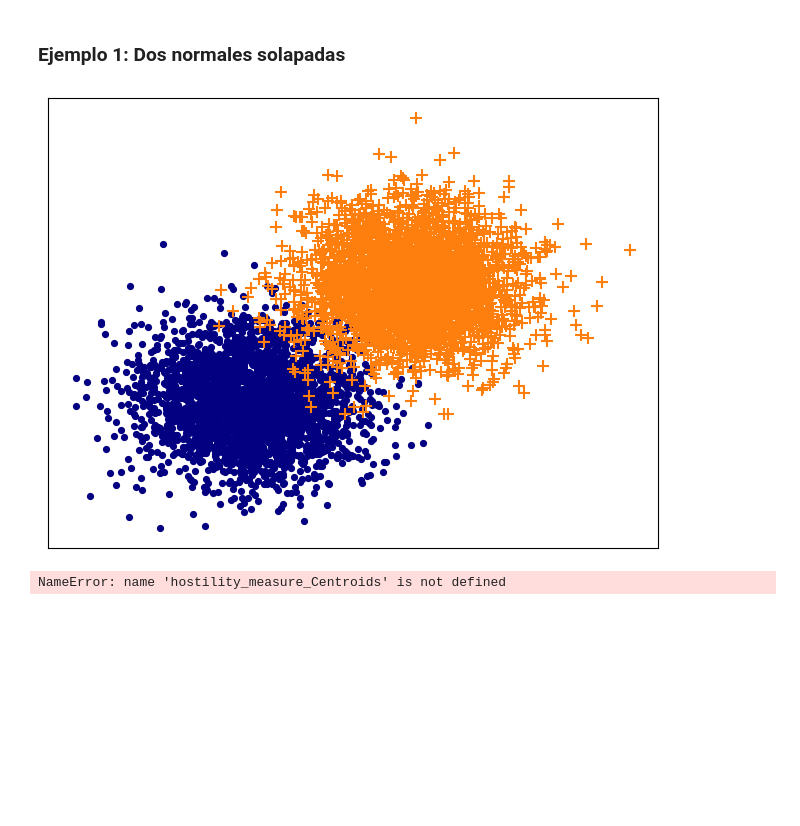
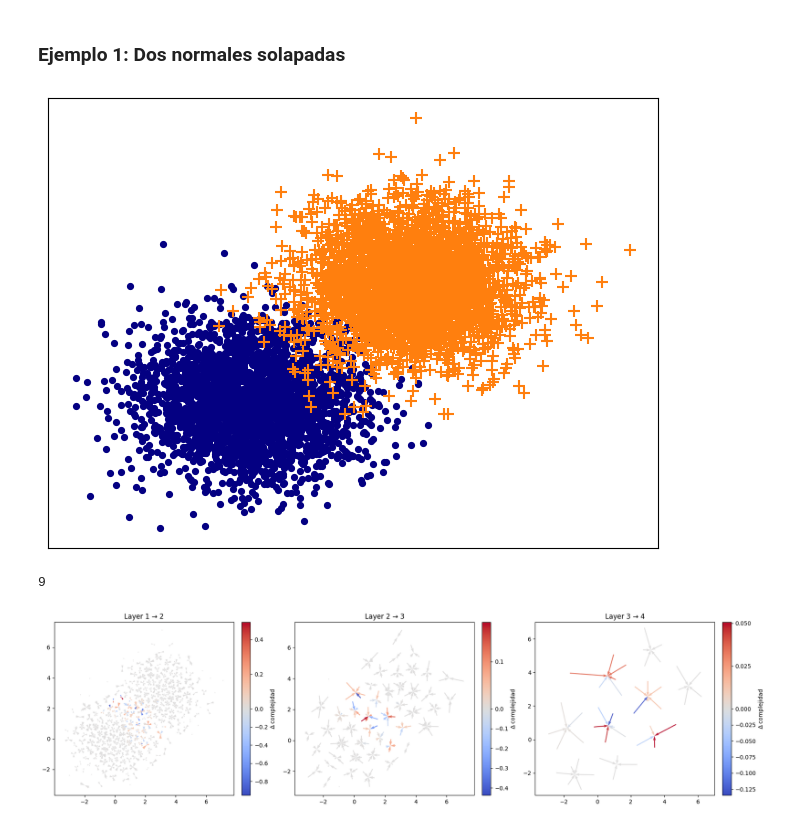
Before and after one commit to carmenlancho/HostilityMultiClass, a Jupyter notebook: Notebooks/TrackingCentroides_Hostility.ipynb, the cells around one changed output. Saved outputs shown, nothing was run; the diff lists cells and outputs as text; code cells hidden in the pictures; blank space fills up the shorter version.

Commit message:
Inicio notebook tracking centroides

```diff
--- a/Notebooks/TrackingCentroides_Hostility.ipynb
+++ b/Notebooks/TrackingCentroides_Hostility.ipynb
@@ -37,12 +37,23 @@ mu1 = [3, 3]
 sigma1 = [[1, 0], [0, 1]]
 
 X, y = normal_generator2(mu0, sigma0, n0, mu1, sigma1, n1, seed1, seed2)
-
-sigma = 5
-delta = 0.5
-seed = 0
-k_min = 0
-host_instance_by_layer_df, data_clusters, centroids_dict, results, k_auto = hostility_measure_Centroids(sigma, X, y, delta, k_min, seed=0)
 # %% [output]
 [figure]
-NameError: name 'hostility_measure_Centroids' is not defined
+# %%
+sigma = 5
+delta = 0.5
+seed = 0
+k_min = 0
+host_instance_by_layer_df, data_clusters, centroids_dict, results, k_auto = hostility_measure_Centroids(sigma, X, y, delta, k_min, seed=0)
+k_auto
+# %% [output]
+9
+# %%
+plot_hierarchical_quivers_with_complexity(
+    data_clusters,
+    centroids_dict,
+    host_instance_by_layer_df,
+    delta=0.5,
+    k_auto=k_auto)
+# %% [output]
+[figure, added]
```
